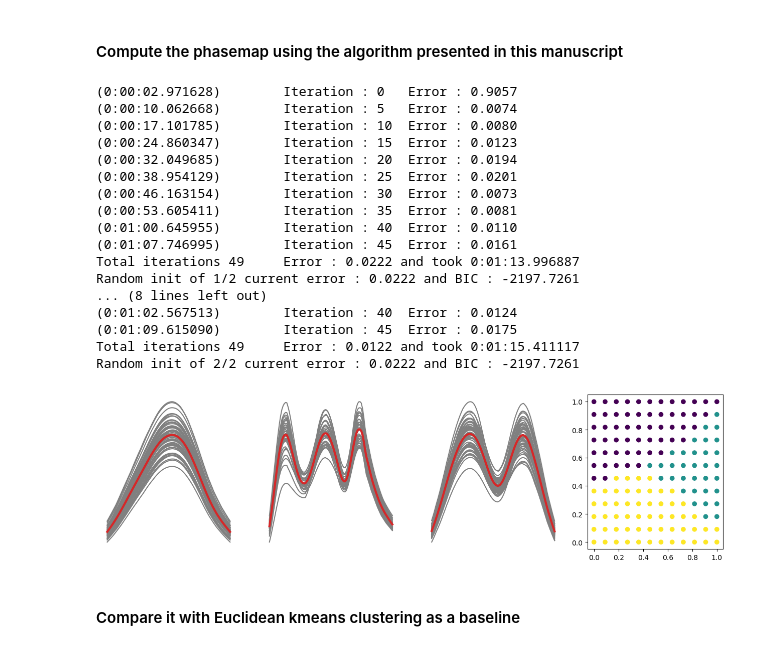
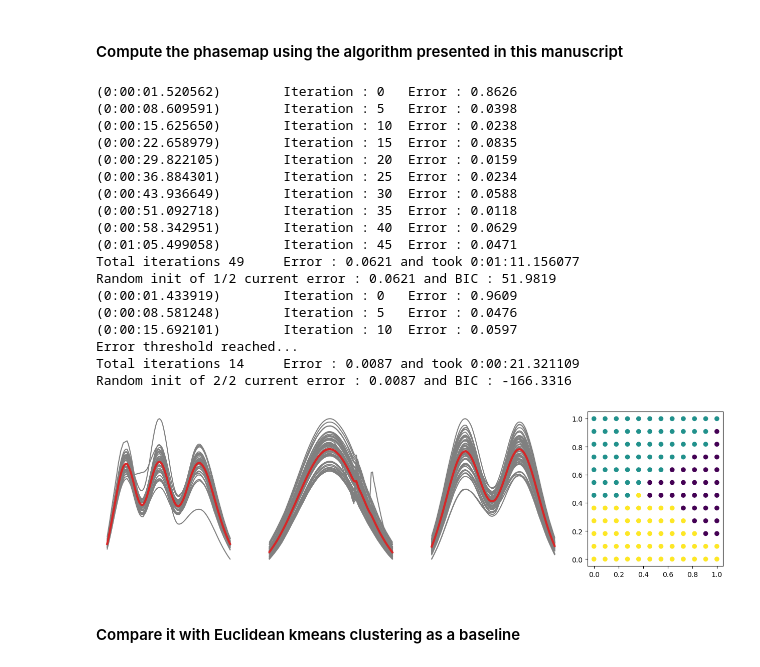
Before and after one commit to pozzo-research-group/autophasemap, a Jupyter notebook: example.ipynb, the cells around one changed output. Cells and saved outputs as stored; diff of their text form; code cells hidden in the pictures.

Commit message:
add threshold variable to clustering; run example with smooth=True

```diff
--- a/example.ipynb
+++ b/example.ipynb
@@ -114,36 +117,38 @@ def plot(data, out):
 # %%
 N_CLUSTERS = 3
 MAX_ITER = 50
 VERBOSE = 3
 
 out_elastic, bic = multi_kmeans_run(2,
                                data,
                                N_CLUSTERS,
                                max_iter=MAX_ITER,
                                verbose=VERBOSE,
-                               smoothen=False,
+                               smoothen=True,
+                               threshold = 1e-2,
                                grid_dim = 8
                                )
 plot(data, out_elastic)
 # %% [output]
-(0:00:02.971628)        Iteration : 0   Error : 0.9057
-(0:00:10.062668)        Iteration : 5   Error : 0.0074
-(0:00:17.101785)        Iteration : 10  Error : 0.0080
-(0:00:24.860347)        Iteration : 15  Error : 0.0123
-(0:00:32.049685)        Iteration : 20  Error : 0.0194
-(0:00:38.954129)        Iteration : 25  Error : 0.0201
-(0:00:46.163154)        Iteration : 30  Error : 0.0073
-(0:00:53.605411)        Iteration : 35  Error : 0.0081
-(0:01:00.645955)        Iteration : 40  Error : 0.0110
-(0:01:07.746995)        Iteration : 45  Error : 0.0161
-Total iterations 49     Error : 0.0222 and took 0:01:13.996887
-Random init of 1/2 current error : 0.0222 and BIC : -2197.7261
-... (8 lines left out)
-(0:01:02.567513)        Iteration : 40  Error : 0.0124
-(0:01:09.615090)        Iteration : 45  Error : 0.0175
-Total iterations 49     Error : 0.0122 and took 0:01:15.411117
-Random init of 2/2 current error : 0.0222 and BIC : -2197.7261
+(0:00:01.520562)        Iteration : 0   Error : 0.8626
+(0:00:08.609591)        Iteration : 5   Error : 0.0398
+(0:00:15.625650)        Iteration : 10  Error : 0.0238
+(0:00:22.658979)        Iteration : 15  Error : 0.0835
+(0:00:29.822105)        Iteration : 20  Error : 0.0159
+(0:00:36.884301)        Iteration : 25  Error : 0.0234
+(0:00:43.936649)        Iteration : 30  Error : 0.0588
+(0:00:51.092718)        Iteration : 35  Error : 0.0118
+(0:00:58.342951)        Iteration : 40  Error : 0.0629
+(0:01:05.499058)        Iteration : 45  Error : 0.0471
+Total iterations 49     Error : 0.0621 and took 0:01:11.156077
+Random init of 1/2 current error : 0.0621 and BIC : 51.9819
+(0:00:01.433919)        Iteration : 0   Error : 0.9609
+(0:00:08.581248)        Iteration : 5   Error : 0.0476
+(0:00:15.692101)        Iteration : 10  Error : 0.0597
+Error threshold reached...
+Total iterations 14     Error : 0.0087 and took 0:00:21.321109
+Random init of 2/2 current error : 0.0087 and BIC : -166.3316
-[figure, old version]
+[figure, new version]
 # %% [markdown]
 #### Compare it with Euclidean kmeans clustering as a baseline
 # %%
```
Also changed, not shown: parts of 3 cells of this notebook, 1 other file.
